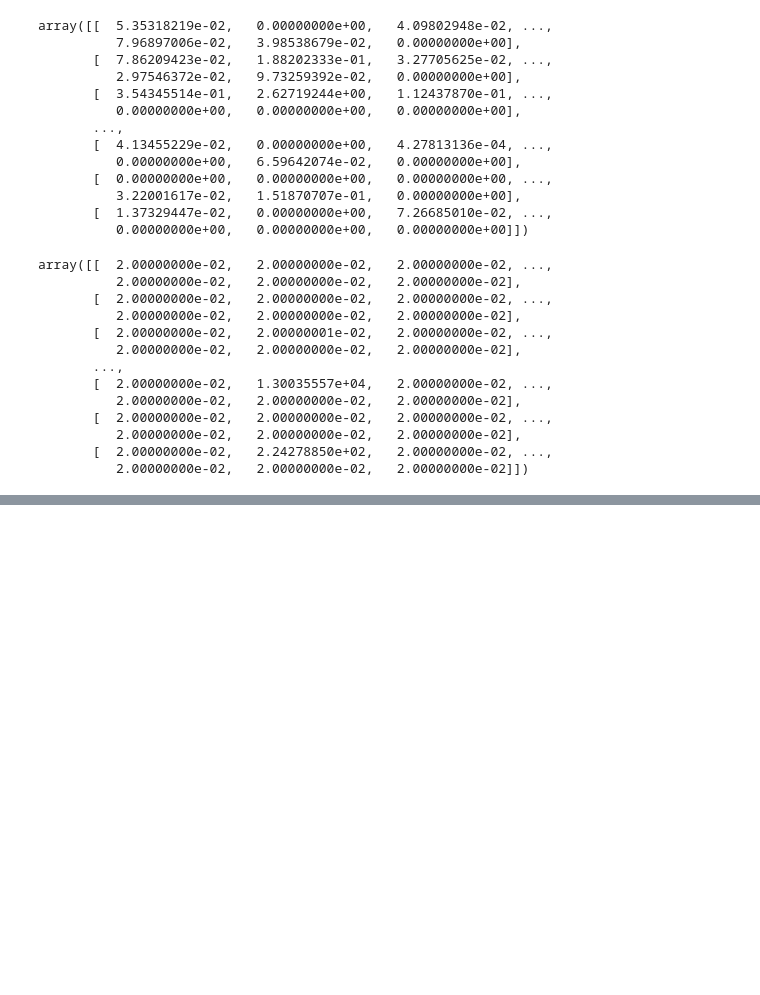
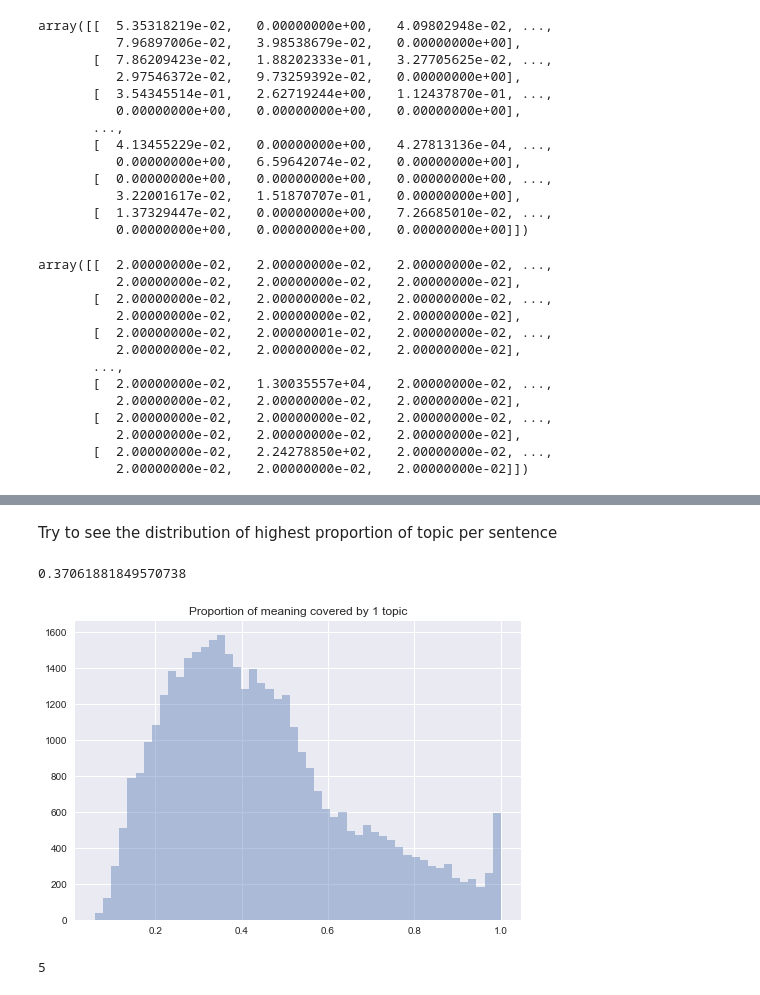
Before and after one commit to CornellDataScience/NLP_Research-FA17, a Jupyter notebook: topic_over_time/notebook/topic_similarity.ipynb, the cells around one changed output, grey strips where cells are left out. Drawn from its saved outputs; the diff is of its cells as text; code cells hidden in the pictures; blank space fills up the shorter version.

Commit message:
distribution of NMF topic in a sentence

```diff
--- a/topic_over_time/notebook/topic_similarity.ipynb
+++ b/topic_over_time/notebook/topic_similarity.ipynb
@@ -150,0 +172,2 @@ Twice my family took me here for late lunch have to say it was affordable and en
+# %%
+k, p = get_k_index(sampleA, vec3, tm3)
@@ -150,0 +205,33 @@ Twice my family took me here for late lunch have to say it was affordable and en
+# %% [markdown]
+Try to see the distribution of highest proportion of topic per sentence
+# %%
+def get_highest_prob(sentence, vec, tm):
+    analyzer = vec.build_analyzer()
+    topic_words = vec.get_feature_names()
+    tm_mat = tm.components_
+    k_index = np.array([0.]*tm_mat.shape[0])
+    for word in analyzer(sentence):
+        if word in topic_words:
+            k_index += tm_mat[:, topic_words.index(word)]
+    return max(k_index/(sum(k_index))) if sum(k_index) != 0 else 0
+# %%
+get_highest_prob(sampleA, vec3,tm3)
+# %% [output]
+0.37061881849570738
+# %%
+# random 5000 sample
+ids = random.sample(range(review_chinese.shape[0]),5000)
+# %%
+probs = []
+for review in review_chinese.iloc[ids]['text'].values:
+    sent_text = nltk.sent_tokenize(review)
+    for s in sent_text:
+        p = get_highest_prob(s, vec3, tm3)
+        if p != 0:
+            probs.append(p)
+# %%
+sns.distplot(probs, kde = False)
+plt.title('Proportion of meaning covered by 1 topic')
+plt.show()
+# %% [output]
+[figure, added]
@@ -150,0 +258,4 @@ Twice my family took me here for late lunch have to say it was affordable and en
+# %%
+get_topic_threshold(sampleA, vec3, tm3, 0.8)
+# %% [output]
+5
```
Also changed, not shown: parts of 27 cells of this notebook.
